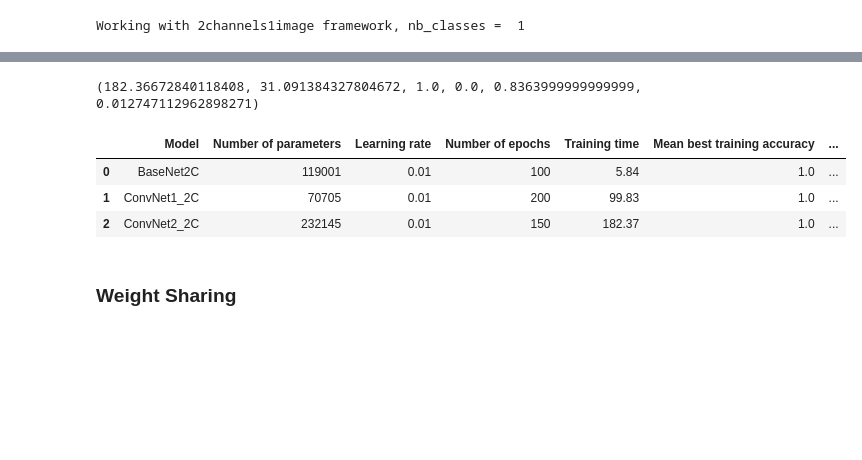
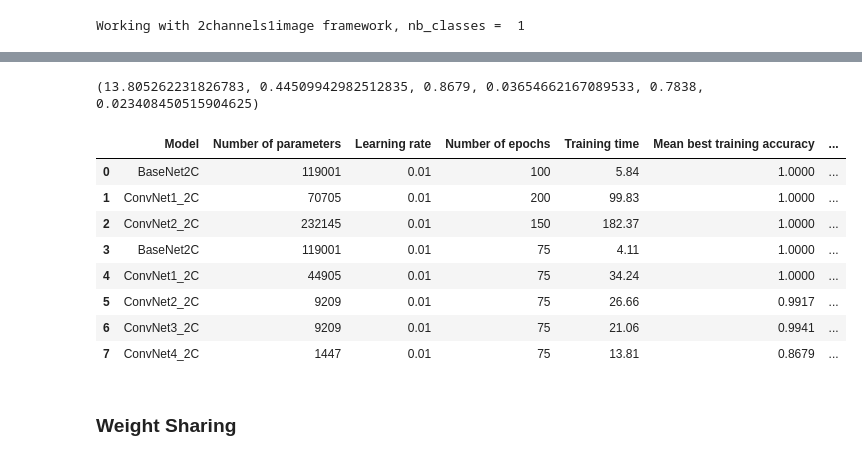
Before and after one commit to ClaireCp/ee559_p1, a Jupyter notebook: main.ipynb, the cells around one changed output, grey strips where cells are left out. Cells and saved outputs as stored; diff of their text form; code cells hidden in the pictures; blank space fills up the shorter version.

```diff
--- a/main.ipynb
+++ b/main.ipynb
@@ -31,10 +31,11 @@ Working with 1channel2images framework, nb_classes =  10
 # %%
 model1C_list = [BaseNet1C(), ConvNet1_1C()]
 lr = 0.01
-nb_epochs = 100
+nb_epochs = 25
 for model_1C in model1C_list:
     test_results_1C = multiple_training_runs_1C(model_1C, nb_runs, lr, mini_batch_size, nb_epochs, verbose=True)
     write_to_csv_1C('1channel2images.csv', model_1C, test_results_1C, lr, nb_epochs)
+    print("For model {}, mean test_acc = {}".format(model_1C.name, test_results_1C[6]))
 # %% [output]
 phase: train, epoch: 100, loss: 0.06087, acc: 1.0000
 phase: val, epoch: 100, loss: 0.05980, acc: 1.0000
@@ -86,11 +84,13 @@ print("Working with 2channels1image framework, nb_classes = ", nb_classes)
 # %% [output]
 Working with 2channels1image framework, nb_classes =  1
 # %%
-model2C_list = [BaseNet2C(), ConvNet1_2C(), ConvNet2_2C()]
-nb_epochs_list = [100, 200, 150]
+#model2C_list = [BaseNet2C(), ConvNet1_2C(), ConvNet2_2C(), ConvNet4_2C()]
+model2C_list = [BaseNet2C()]
+nb_epochs_list = [75, 75, 75, 75]
+lr = 0.01
 for (nb_epochs, model_2C) in zip(nb_epochs_list, model2C_list):
     test_results_2C = multiple_training_runs_fn(model_2C, train_model_2C, test_model_2C, title_2C, nb_runs, lr,
                                                 mini_batch_size, nb_epochs, verbose=False)
     write_to_csv('2channels1image.csv', model_2C, test_results_2C, lr, nb_epochs)
-    print("For model {}, test_acc = {}".format(model_2C.name, test_results_2C[4]))
+    print("For model {}, mean test_acc = {}".format(model_2C.name, test_results_2C[4]))
 # %% [output]
@@ -117,14 +115,20 @@ For model ConvNet2_2C, test_acc = 0.8363999999999999
 # %%
+import pandas as pd
 print(test_results_2C)
 write_to_csv('2channels1image.csv', model_2C, test_results_2C, lr, nb_epochs)
 data = pd.read_csv('2channels1image.csv')
-data.head()
+data
 # %% [output]
-(182.36672840118408, 31.091384327804672, 1.0, 0.0, 0.8363999999999999, 0.012747112962898271)
+(13.805262231826783, 0.44509942982512835, 0.8679, 0.03654662167089533, 0.7838, 0.023408450515904625)
 |  | Model | Number of parameters | Learning rate | Number of epochs | Training time | Mean best training accuracy | ... |
-| 0 | BaseNet2C | 119001 | 0.01 | 100 | 5.84 | 1.0 | ... |
-| 1 | ConvNet1_2C | 70705 | 0.01 | 200 | 99.83 | 1.0 | ... |
-| 2 | ConvNet2_2C | 232145 | 0.01 | 150 | 182.37 | 1.0 | ... |
+| 0 | BaseNet2C | 119001 | 0.01 | 100 | 5.84 | 1.0000 | ... |
+| 1 | ConvNet1_2C | 70705 | 0.01 | 200 | 99.83 | 1.0000 | ... |
+| 2 | ConvNet2_2C | 232145 | 0.01 | 150 | 182.37 | 1.0000 | ... |
+| 3 | BaseNet2C | 119001 | 0.01 | 75 | 4.11 | 1.0000 | ... |
+| 4 | ConvNet1_2C | 44905 | 0.01 | 75 | 34.24 | 1.0000 | ... |
+| 5 | ConvNet2_2C | 9209 | 0.01 | 75 | 26.66 | 0.9917 | ... |
+| 6 | ConvNet3_2C | 9209 | 0.01 | 75 | 21.06 | 0.9941 | ... |
+| 7 | ConvNet4_2C | 1447 | 0.01 | 75 | 13.81 | 0.8679 | ... |
 # %% [markdown]
 ### Weight Sharing
 # %%
```
Also changed, not shown: parts of 6 cells of this notebook, 20 other files.
